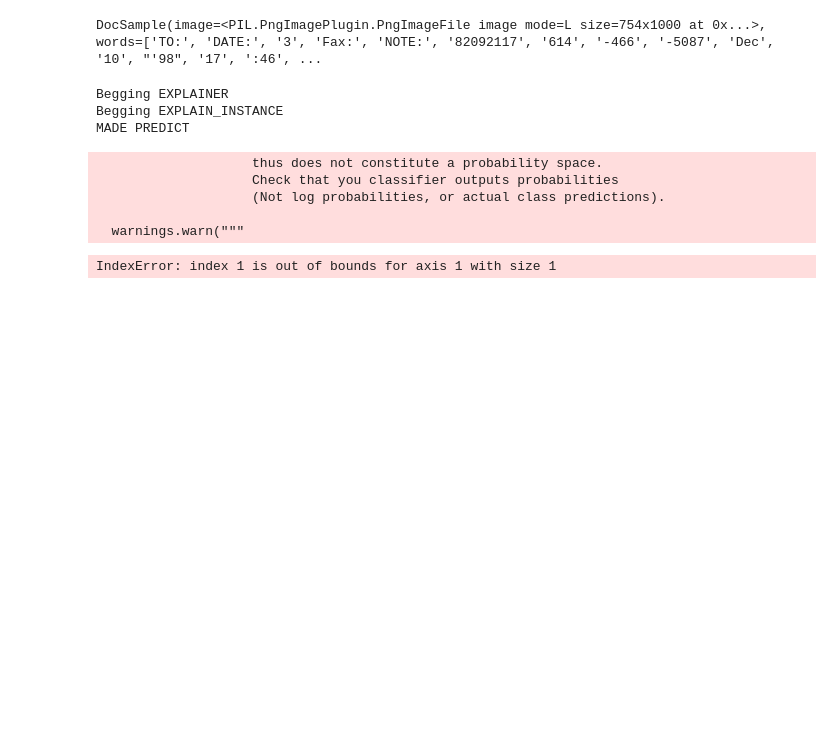
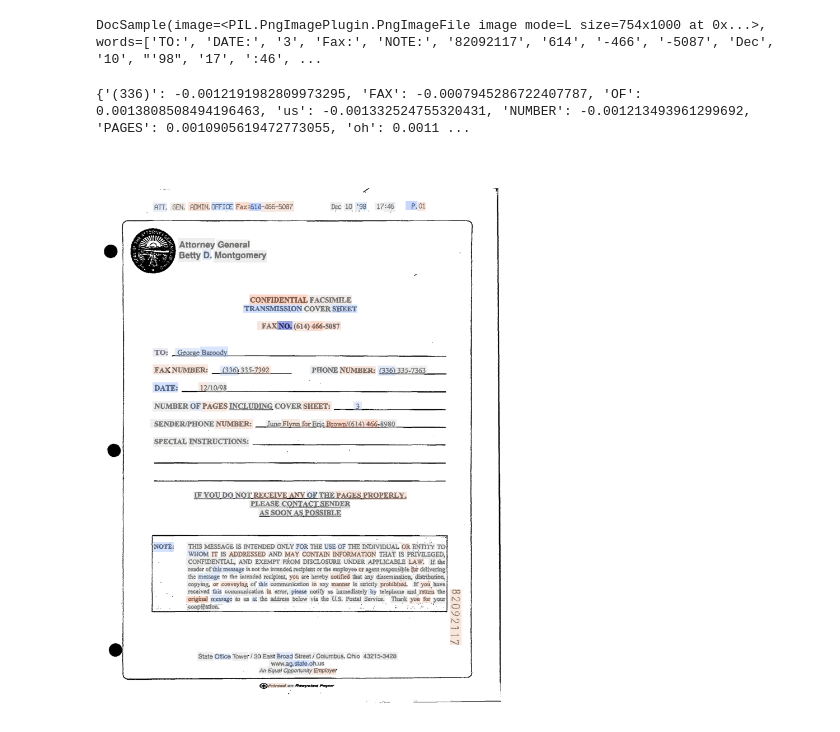
Before and after one commit to adamserag1/Interpretability-for-VRDU-models, a Jupyter notebook: experiments/THESE-NER-Local.ipynb, the cells around one changed output. Saved outputs shown, nothing was run; the diff lists cells and outputs as text; code cells hidden in the pictures; blank space fills up the shorter version.

```diff
--- a/experiments/THESE-NER-Local.ipynb
+++ b/experiments/THESE-NER-Local.ipynb
@@ -345,24 +373,23 @@ target_label
 ## Text
 # %%
 text_explainers = {
-    'LLMV3 lime' : LimeTextNer(LLMV3, LLMV3_encode, mask_token=LLMV3_proc.tokenizer.mask_token, device = device, kernel_width_factor=0.75, labels=[target_label],target_token_fn=target_token_fn, target_labels=target_label),
-    'LLMV3 shap' : SHAPTextNer(LLMV3, LLMV3_encode, tokenizer=LLMV3_proc.tokenizer, mask_token=LLMV3_proc.tokenizer.mask_token, device = device, target_token_fn=target_token_fn, target_labels=target_label),
-    'BROS lime' : LimeTextNer(BROS, BROS_encode, mask_token=BROS_t.mask_token, device = device, kernel_width_factor=0.75, target_token_fn=target_token_fn, target_labels=target_label),
-    'BROS shap' : SHAPTextNer(BROS, BROS_encode, tokenizer=BROS_t ,mask_token=BROS_t.mask_token, device = device, target_token_fn=target_token_fn, target_labels=target_label),
+    'LLMV3 lime' : LimeTextNer(LLMV3, LLMV3_encode, mask_token=LLMV3_proc.tokenizer.mask_token, device = device, kernel_width_factor=0.75, target_token_fn=target_token_fn, labels = [target_label]),
+    'LLMV3 shap' : SHAPTextNer(LLMV3, LLMV3_encode, tokenizer=LLMV3_proc.tokenizer, mask_token=LLMV3_proc.tokenizer.mask_token, device = device, target_token_fn=target_token_fn),
+    'BROS lime' : LimeTextNer(BROS, BROS_encode, mask_token=BROS_t.mask_token, device = device, kernel_width_factor=0.75, target_token_fn=target_token_fn, labels=[target_label]),
+    'BROS shap' : SHAPTextNer(BROS, BROS_encode, tokenizer=BROS_t ,mask_token=BROS_t.mask_token, device = device, target_token_fn=target_token_fn),
 }
 # %%
 print(example)
 # %% [output]
 DocSample(image=<PIL.PngImagePlugin.PngImageFile image mode=L size=754x1000 at 0x...>, words=['TO:', 'DATE:', '3', 'Fax:', 'NOTE:', '82092117', '614', '-466', '-5087', 'Dec', '10', "'98", '17', ':46', ...
 # %%
-temp = text_explainers['LLMV3 lime'].explain(example)
+temp = text_explainers['LLMV3 shap'].explain(example)
-# %% [output]
-Begging EXPLAINER
-Begging EXPLAIN_INSTANCE
-MADE PREDICT
-                    thus does not constitute a probability space.
-                    Check that you classifier outputs probabilities
-                    (Not log probabilities, or actual class predictions).
-
-  warnings.warn("""
-IndexError: index 1 is out of bounds for axis 1 with size 1
+# %%
+print(weights)
+# %% [output]
+{'(336)': -0.0012191982809973295, 'FAX': -0.0007945286722407787, 'OF': 0.0013808508494196463, 'us': -0.001332524755320431, 'NUMBER': -0.001213493961299692, 'PAGES': 0.0010905619472773055, 'oh': 0.0011 ...
+# %%
+weights = {tok : float(val) for tok, val in zip(example.words, temp.values[:,:,3].flatten())}
+draw_lime_token_heatmap(image = example.image, words = example.words, boxes = bboxes, weights=weights, alpha=0.5)
+# %% [output]
+[figure, added]
```
Also changed, not shown: parts of 5 cells of this notebook.
